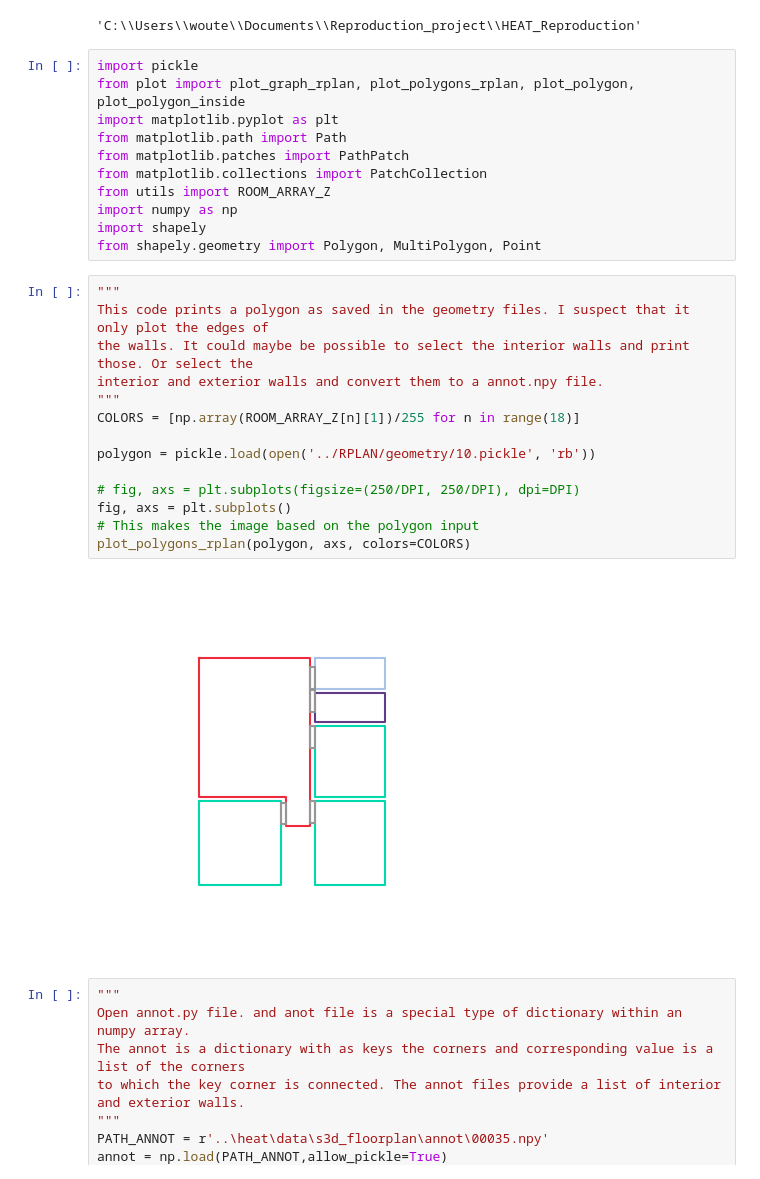
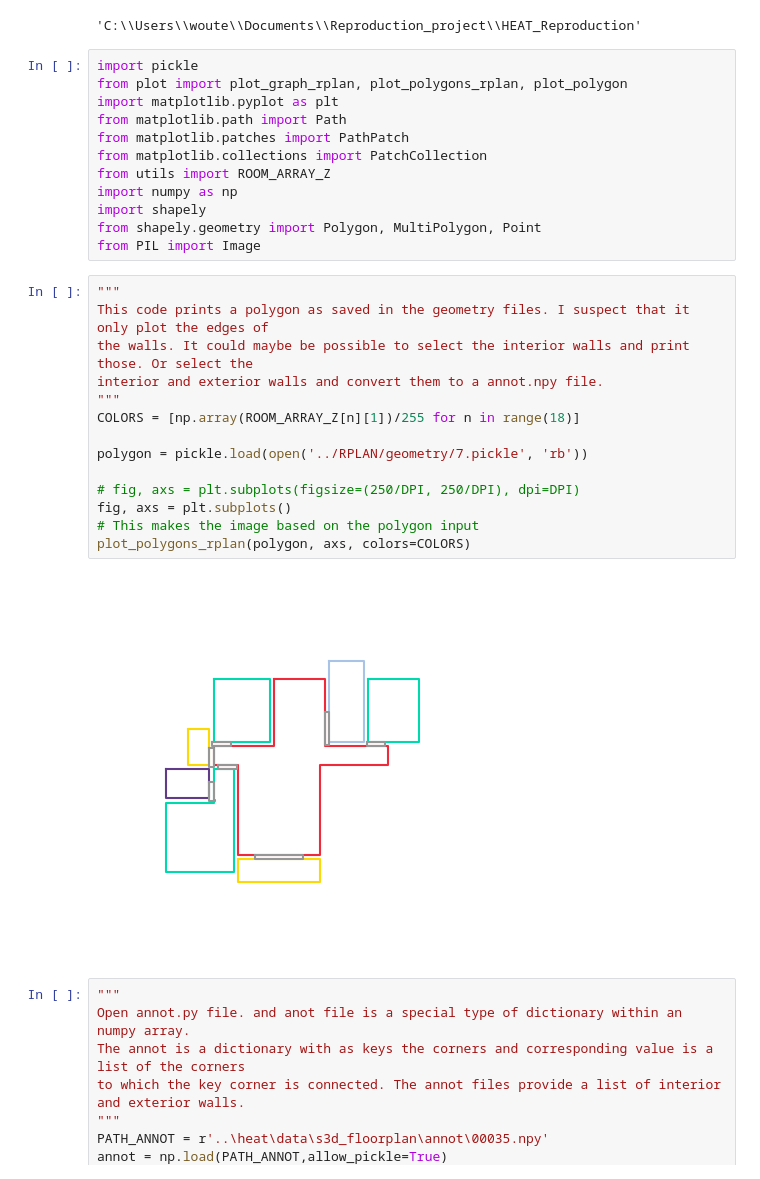
Before and after one commit to woutervanbeek/HEAT_Reproduction, a Jupyter notebook: Create_annot_files.ipynb, the cells around one changed output. Cells and saved outputs as stored; diff of their text form.

```diff
--- a/Create_annot_files.ipynb
+++ b/Create_annot_files.ipynb
@@ -4,7 +4,7 @@ pwd
 'C:\\Users\\woute\\Documents\\Reproduction_project\\HEAT_Reproduction'
 # %%
 import pickle
-from plot import plot_graph_rplan, plot_polygons_rplan, plot_polygon, plot_polygon_inside
+from plot import plot_graph_rplan, plot_polygons_rplan, plot_polygon
 import matplotlib.pyplot as plt
 from matplotlib.path import Path
 from matplotlib.patches import PathPatch
@@ -13,22 +13,23 @@ from utils import ROOM_ARRAY_Z
 import numpy as np
 import shapely
 from shapely.geometry import Polygon, MultiPolygon, Point
+from PIL import Image
 # %%
 """
 This code prints a polygon as saved in the geometry files. I suspect that it only plot the edges of
 the walls. It could maybe be possible to select the interior walls and print those. Or select the
 interior and exterior walls and convert them to a annot.npy file.
 """
 COLORS = [np.array(ROOM_ARRAY_Z[n][1])/255 for n in range(18)]
 
-polygon = pickle.load(open('../RPLAN/geometry/10.pickle', 'rb'))
+polygon = pickle.load(open('../RPLAN/geometry/7.pickle', 'rb'))
 
 # fig, axs = plt.subplots(figsize=(250/DPI, 250/DPI), dpi=DPI)
 fig, axs = plt.subplots()
 # This makes the image based on the polygon input
 plot_polygons_rplan(polygon, axs, colors=COLORS)
 # %% [output]
-[figure, old version]
+[figure, new version]
 # %%
 """
 Open annot.py file. and anot file is a special type of dictionary within an numpy array.
```
Also changed, not shown: parts of 3 cells of this notebook.
